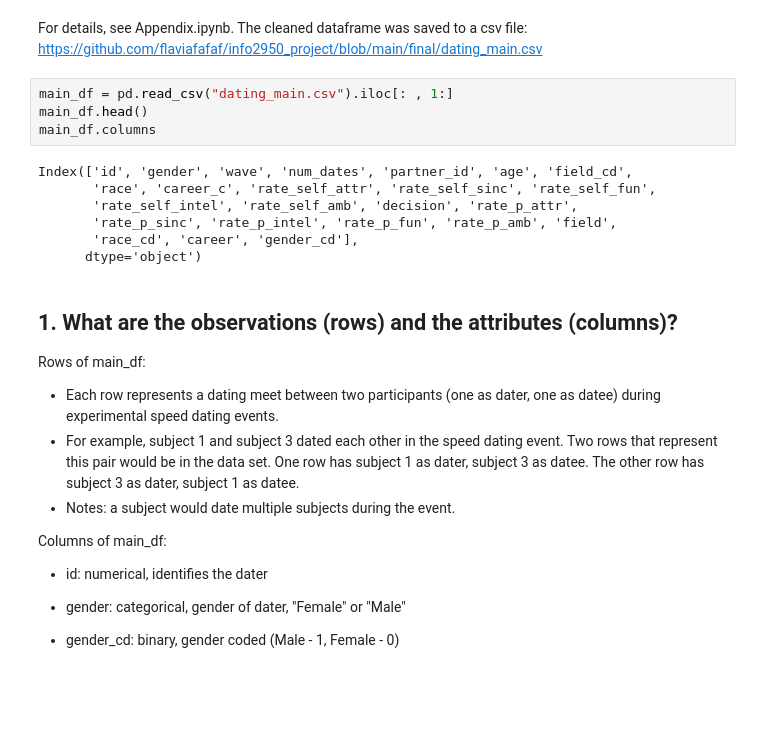
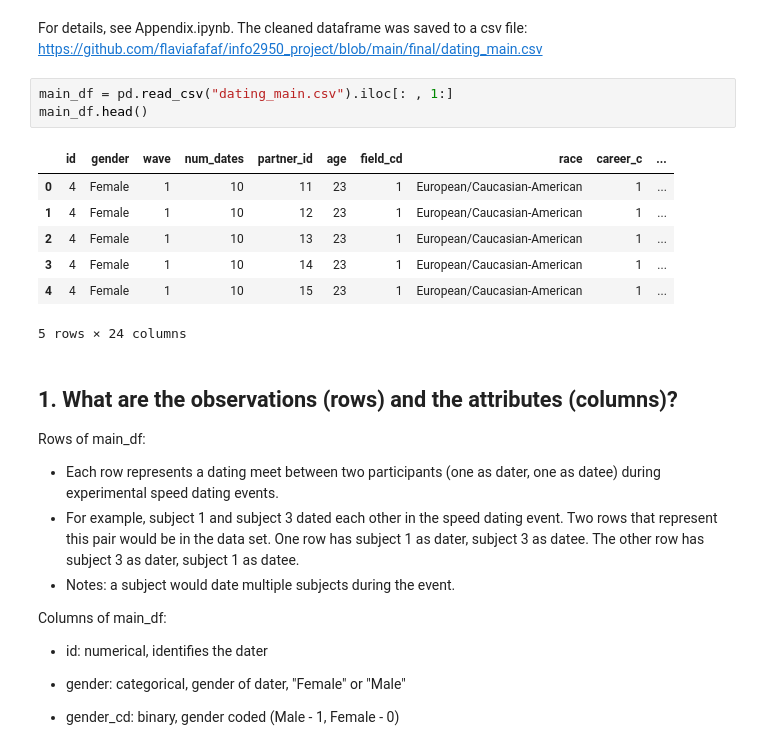
Before and after one commit to flaviafafa/speed_dating_project, a Jupyter notebook: final/Phase4.ipynb, the cells around one changed output. Cells and saved outputs as stored; diff of their text form; blank space fills up the shorter version.

```diff
--- a/final/Phase4.ipynb
+++ b/final/Phase4.ipynb
@@ -35,14 +36,14 @@ For details, see Appendix.ipynb. The cleaned dataframe was saved to a csv file:
 # %%
 main_df = pd.read_csv("dating_main.csv").iloc[: , 1:]
 main_df.head()
-main_df.columns
 # %% [output]
+|  | id | gender | wave | num_dates | partner_id | age | field_cd | race | career_c | ... |
+| 0 | 4 | Female | 1 | 10 | 11 | 23 | 1 | European/Caucasian-American | 1 | ... |
+| 1 | 4 | Female | 1 | 10 | 12 | 23 | 1 | European/Caucasian-American | 1 | ... |
+| 2 | 4 | Female | 1 | 10 | 13 | 23 | 1 | European/Caucasian-American | 1 | ... |
+| 3 | 4 | Female | 1 | 10 | 14 | 23 | 1 | European/Caucasian-American | 1 | ... |
+| 4 | 4 | Female | 1 | 10 | 15 | 23 | 1 | European/Caucasian-American | 1 | ... |
-Index(['id', 'gender', 'wave', 'num_dates', 'partner_id', 'age', 'field_cd',
-       'race', 'career_c', 'rate_self_attr', 'rate_self_sinc', 'rate_self_fun',
-       'rate_self_intel', 'rate_self_amb', 'decision', 'rate_p_attr',
-       'rate_p_sinc', 'rate_p_intel', 'rate_p_fun', 'rate_p_amb', 'field',
-       'race_cd', 'career', 'gender_cd'],
-      dtype='object')
+5 rows × 24 columns
 # %% [markdown]
 ## 1. What are the observations (rows) and the attributes (columns)?
 
```
Also changed, not shown: parts of 108 cells of this notebook, 1 other file.
